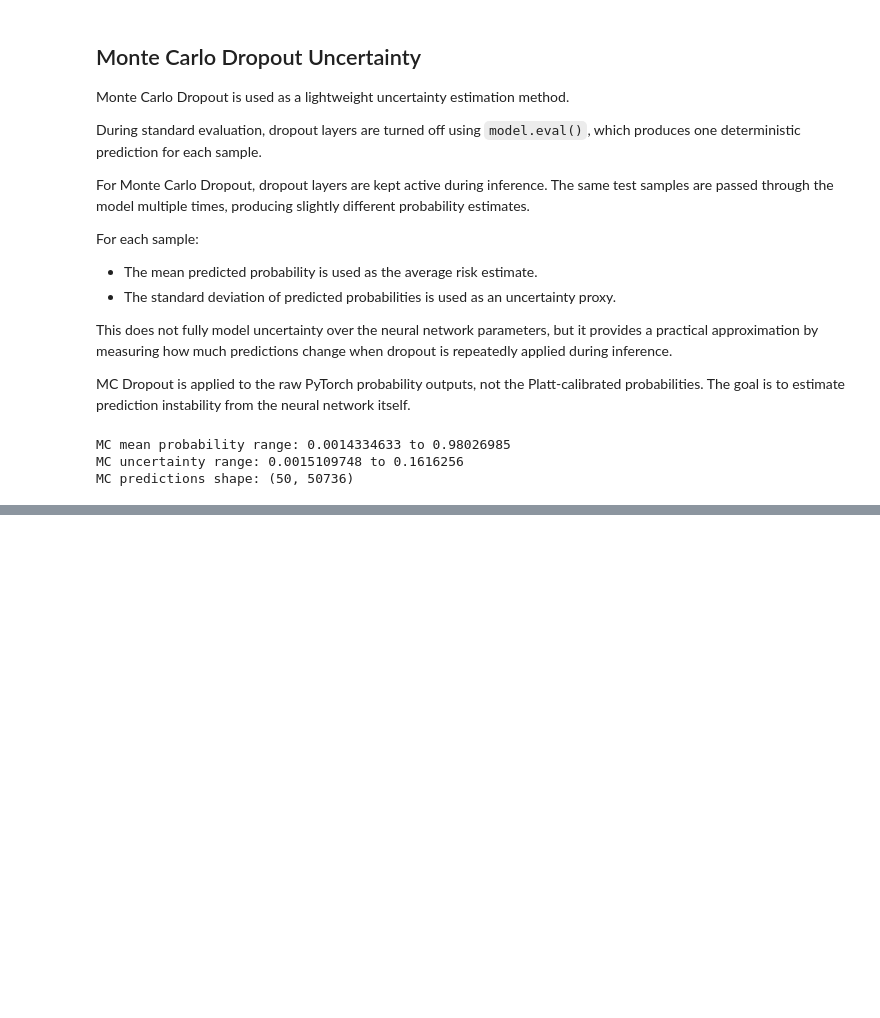
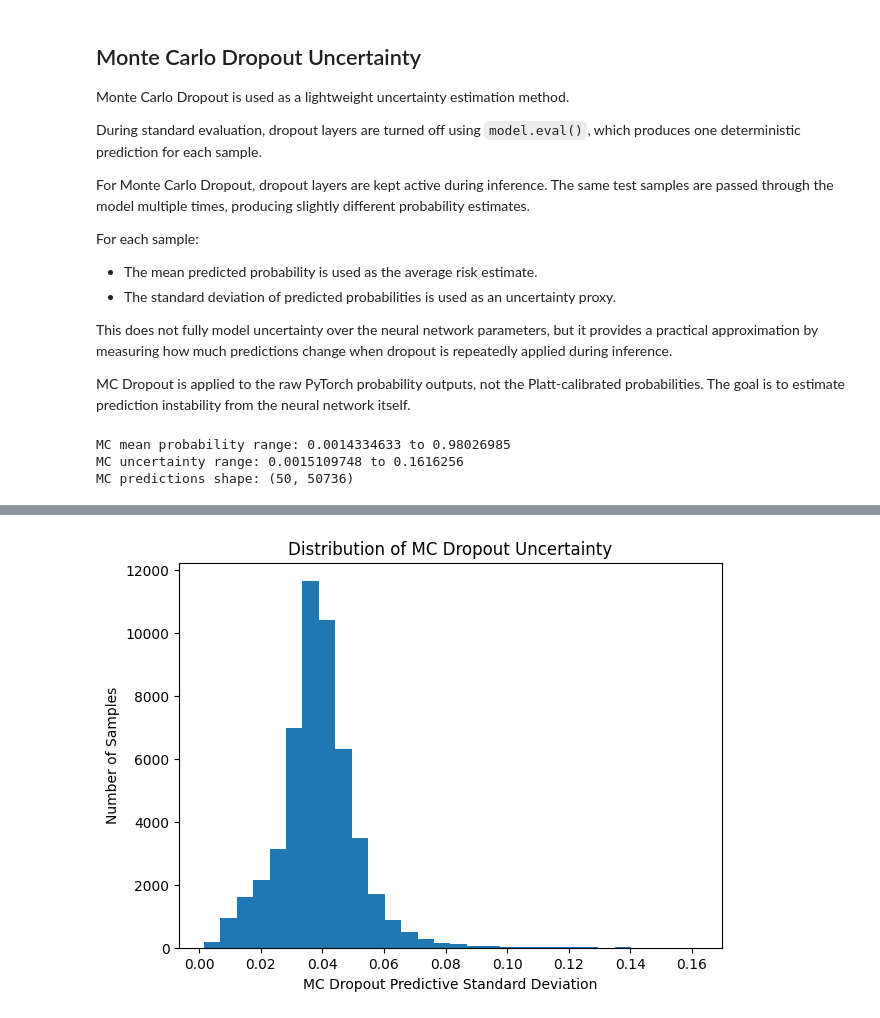
Before and after one commit to jayjay0317/diabetes-risk-reliability-pytorch, a Jupyter notebook: notebooks/04_calibration_uncertainty.ipynb, the cells around one changed output, grey strips where cells are left out. Saved outputs shown, nothing was run; the diff lists cells and outputs as text; code cells hidden in the pictures; blank space fills up the shorter version.

Commit message:
Summarize MC Dropout uncertainty estimates

```diff
--- a/notebooks/04_calibration_uncertainty.ipynb
+++ b/notebooks/04_calibration_uncertainty.ipynb
@@ -570,0 +603,11 @@ MC predictions shape: (50, 50736)
+# %%
+plt.figure(figsize=(7, 5))
+
+plt.hist(mc_std_probs, bins=30)
+
+plt.xlabel("MC Dropout Predictive Standard Deviation")
+plt.ylabel("Number of Samples")
+plt.title("Distribution of MC Dropout Uncertainty")
+plt.show()
+# %% [output]
+[figure, added]
```
Also changed, not shown: parts of 4 cells of this notebook.
